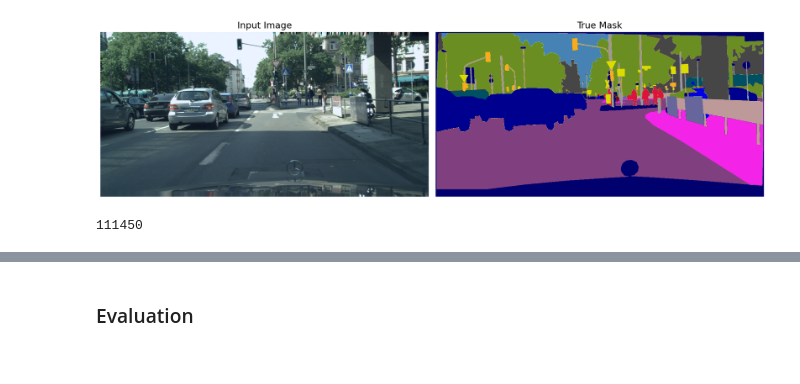
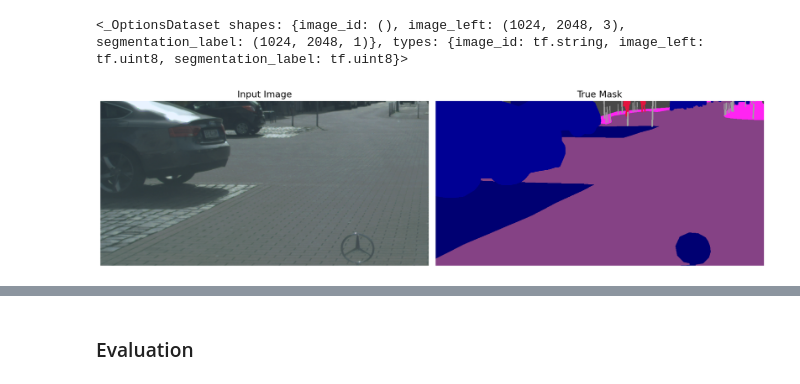
Before and after one commit to camlaedtke/computer_vision_experiments, a Jupyter notebook: segmentation_model_training.ipynb, the cells around one changed output, grey strips where cells are left out. Cells and saved outputs as stored; diff of their text form; code cells hidden in the pictures.

Commit message:
adding a bunch of other experiments

```diff
--- a/segmentation_model_training.ipynb
+++ b/segmentation_model_training.ipynb
@@ -59 +83,7 @@ plt.rc('ytick',labelsize=16)
+# %%
+pipeline = CityscapesLoaderTFDS(
+    img_height=img_height,
+    img_width=img_width,
+    n_classes=n_classes
+)
 # %%
@@ -188,5 +92,33 @@ else:
+# %%
+dataset, info = tfds.load(
+    name = 'cityscapes/semantic_segmentation',
+    data_dir = '/workspace/tensorflow_datasets/',
+    with_info = True,
+    shuffle_files=True
+)
+# %%
+dataset['train']
+# %% [output]
+<_OptionsDataset shapes: {image_id: (), image_left: (1024, 2048, 3), segmentation_label: (1024, 2048, 1)}, types: {image_id: tf.string, image_left: tf.uint8, segmentation_label: tf.uint8}>
+# %%
+train = dataset['train'].map(pipeline.load_image_train, num_parallel_calls=tf.data.AUTOTUNE)
+valid = dataset['validation'].map(pipeline.load_image_test, num_parallel_calls=tf.data.AUTOTUNE)
+eval_ds = dataset['validation'].map(pipeline.load_image_eval, num_parallel_calls=tf.data.AUTOTUNE)
+
+TRAIN_LENGTH = info.splits['train'].num_examples
+VALID_LENGTH = info.splits['validation'].num_examples
+
+# train_ds = get_dataset_from_tfrecord("records/trainIds_train.record")
+# valid_ds = get_dataset_from_tfrecord("records/trainIds_val.record")
+
+# TRAIN_LENGTH = 2975
+# VALID_LENGTH = 500
+
+# train = train_ds.map(pipeline.load_image_train, num_parallel_calls=tf.data.experimental.AUTOTUNE)
+# valid = valid_ds.map(pipeline.load_image_test, num_parallel_calls=tf.data.experimental.AUTOTUNE)
+# eval_ds = valid_ds.map(pipeline.load_image_eval, num_parallel_calls=tf.data.experimental.AUTOTUNE)
 # %%
 # Preprocessing: random crop the images and masks, flip them
-train = train_ds.map(load_image_train, num_parallel_calls=tf.data.experimental.AUTOTUNE)
-test = test_ds.map(load_image_test)
-eval = test_ds.map(load_image_eval)
+train_dataset = train.shuffle(BUFFER_SIZE).batch(BATCH_SIZE).repeat()
+train_dataset = train_dataset.prefetch(buffer_size=tf.data.experimental.AUTOTUNE)
+valid_dataset = valid.batch(BATCH_SIZE)
@@ -218,12 +146,11 @@ def display(display_list, title=True):
     plt.tight_layout()
     plt.show()
 # %%
-for image, mask in test.take(27): # 16
+for image, mask in train.take(3):
     sample_image, sample_mask = image, mask
 
-# sample_mask = tf.argmax(sample_mask, axis=-1)
 sample_mask = sample_mask[..., tf.newaxis]
 sample_mask = label_to_rgb(sample_mask.numpy())
 display([sample_image, sample_mask])
 # %% [output]
-[figure, old version]
+[figure, new version]
@@ -289,8 +156,0 @@ def weighted_cross_entropy_loss(y_true_labels, y_pred_logits):
-# %%
-EPOCHS = 150
-STEPS_PER_EPOCH = TRAIN_LENGTH // BATCH_SIZE
-VALIDATION_STEPS = TEST_LENGTH // BATCH_SIZE
-DECAY_STEPS = EPOCHS * STEPS_PER_EPOCH
-DECAY_STEPS
-# %% [output]
-111450
```
Also changed, not shown: parts of 34 cells of this notebook, 51 other files.
